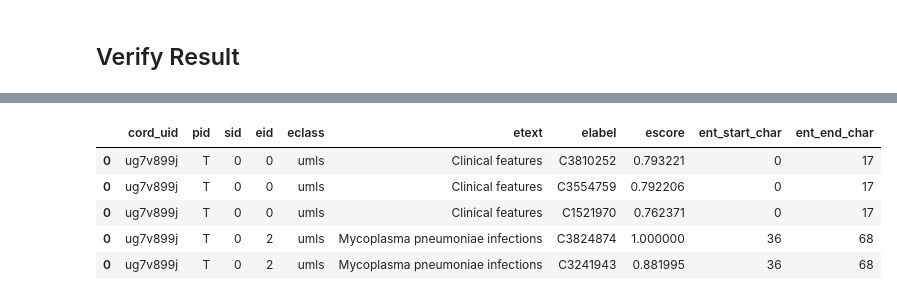
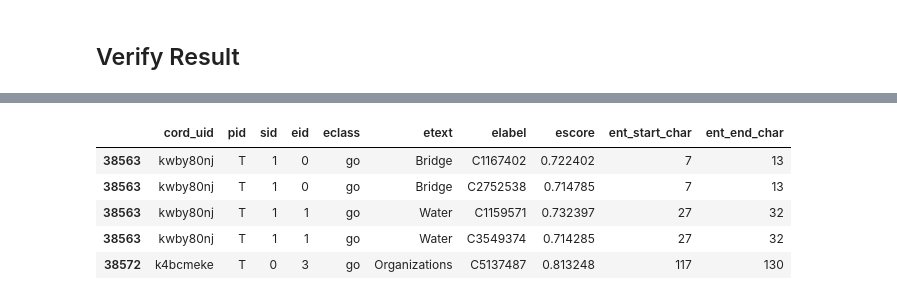
Before and after one commit to sujitpal/saturn-scispacy, a Jupyter notebook: notebooks/incremental/04ci-extract-link-ner.ipynb, the cells around one changed output, grey strips where cells are left out. Cells and saved outputs as stored; diff of their text form; code cells hidden in the pictures.

```diff
--- a/notebooks/incremental/04ci-extract-link-ner.ipynb
+++ b/notebooks/incremental/04ci-extract-link-ner.ipynb
@@ -256,13 +234,13 @@ fs.du(ENTITIES_FOLDER) / 1e6
 # %%
 entities_df = dd.read_parquet(ENTITIES_FOLDER, engine="pyarrow")
-entities_df.head(npartitions=10)
+entities_df.head()
 # %% [output]
 |  | cord_uid | pid | sid | eid | eclass | etext | elabel | escore | ent_start_char | ent_end_char |
-| 0 | ug7v899j | T | 0 | 0 | umls | Clinical features | C3810252 | 0.793221 | 0 | 17 |
-| 0 | ug7v899j | T | 0 | 0 | umls | Clinical features | C3554759 | 0.792206 | 0 | 17 |
-| 0 | ug7v899j | T | 0 | 0 | umls | Clinical features | C1521970 | 0.762371 | 0 | 17 |
-| 0 | ug7v899j | T | 0 | 2 | umls | Mycoplasma pneumoniae infections | C3824874 | 1.000000 | 36 | 68 |
-| 0 | ug7v899j | T | 0 | 2 | umls | Mycoplasma pneumoniae infections | C3241943 | 0.881995 | 36 | 68 |
+| 38563 | kwby80nj | T | 1 | 0 | go | Bridge | C1167402 | 0.722402 | 7 | 13 |
+| 38563 | kwby80nj | T | 1 | 0 | go | Bridge | C2752538 | 0.714785 | 7 | 13 |
+| 38563 | kwby80nj | T | 1 | 1 | go | Water | C1159571 | 0.732397 | 27 | 32 |
+| 38563 | kwby80nj | T | 1 | 1 | go | Water | C3549374 | 0.714285 | 27 | 32 |
+| 38572 | k4bcmeke | T | 0 | 3 | go | Organizations | C5137487 | 0.813248 | 117 | 130 |
 # %%
 len(entities_df)
 # %% [output]
```
Also changed, not shown: parts of 10 cells of this notebook, 10 other files.
